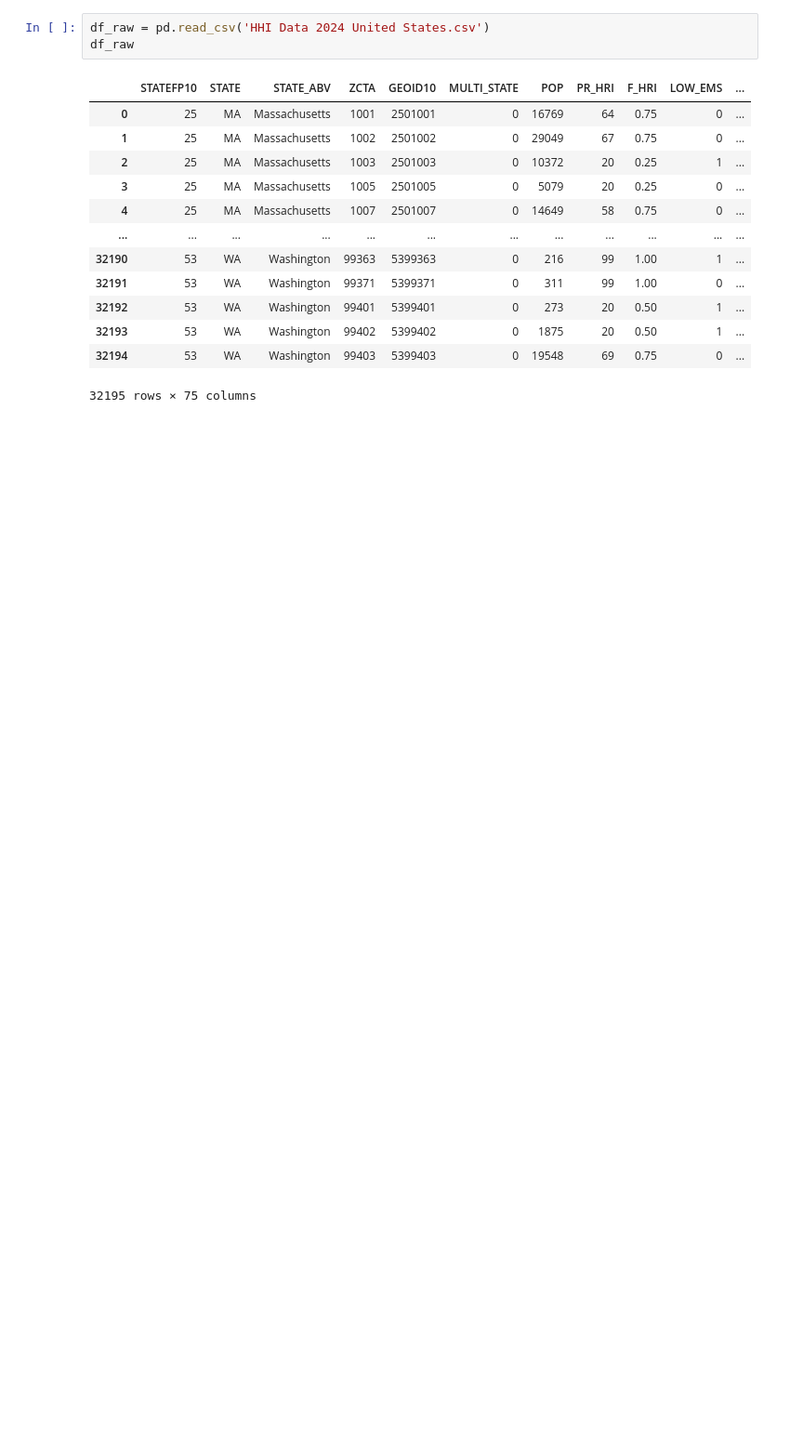
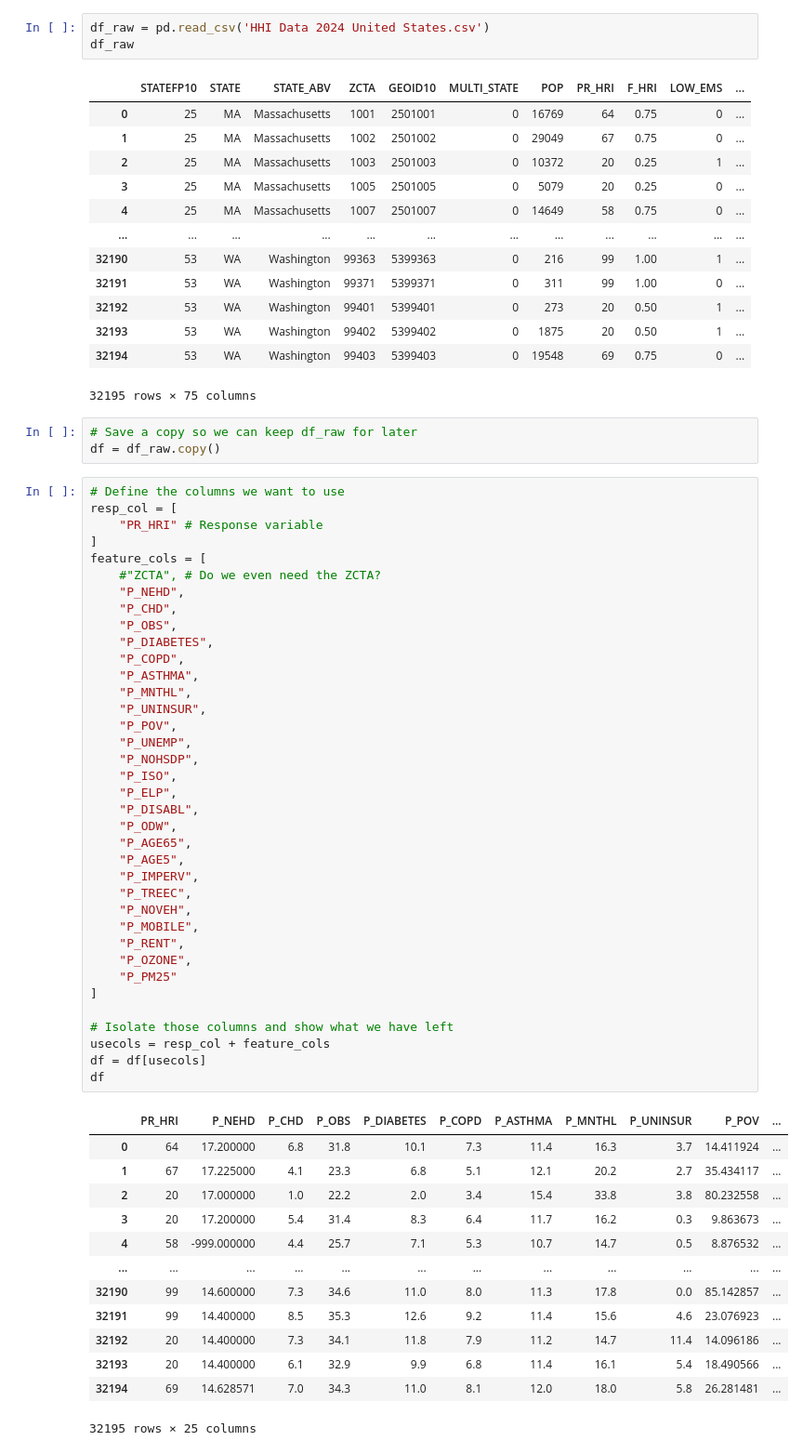
Before and after one commit to jpmehta1/Heat-and-Health-Project, a Jupyter notebook: Heat and Health Analysis.ipynb, the cells around one changed output. Shown at 93% size. Saved outputs shown, nothing was run; the diff lists cells and outputs as text; blank space fills up the shorter version.

```diff
--- a/Heat and Health Analysis.ipynb
+++ b/Heat and Health Analysis.ipynb
@@ -17,3 +21,57 @@ df_raw
 | 32193 | 53 | WA | Washington | 99402 | 5399402 | 0 | 1875 | 20 | 0.50 | 1 | ... |
 | 32194 | 53 | WA | Washington | 99403 | 5399403 | 0 | 19548 | 69 | 0.75 | 0 | ... |
 32195 rows × 75 columns
+# %%
+# Save a copy so we can keep df_raw for later
+df = df_raw.copy()
+# %%
+# Define the columns we want to use
+resp_col = [
+    "PR_HRI" # Response variable
+]
+feature_cols = [
+    #"ZCTA", # Do we even need the ZCTA?
+    "P_NEHD",
+    "P_CHD",
+    "P_OBS",
+    "P_DIABETES",
+    "P_COPD",
+    "P_ASTHMA",
+    "P_MNTHL",
+    "P_UNINSUR",
+    "P_POV",
+    "P_UNEMP",
+    "P_NOHSDP",
+    "P_ISO",
+    "P_ELP",
+    "P_DISABL",
+    "P_ODW",
+    "P_AGE65",
+    "P_AGE5",
+    "P_IMPERV",
+    "P_TREEC",
+    "P_NOVEH",
+    "P_MOBILE",
+    "P_RENT",
+    "P_OZONE",
+    "P_PM25"
+]
+
+# Isolate those columns and show what we have left
+usecols = resp_col + feature_cols
+df = df[usecols]
+df
+# %% [output]
+|  | PR_HRI | P_NEHD | P_CHD | P_OBS | P_DIABETES | P_COPD | P_ASTHMA | P_MNTHL | P_UNINSUR | P_POV | ... |
+| 0 | 64 | 17.200000 | 6.8 | 31.8 | 10.1 | 7.3 | 11.4 | 16.3 | 3.7 | 14.411924 | ... |
+| 1 | 67 | 17.225000 | 4.1 | 23.3 | 6.8 | 5.1 | 12.1 | 20.2 | 2.7 | 35.434117 | ... |
+| 2 | 20 | 17.000000 | 1.0 | 22.2 | 2.0 | 3.4 | 15.4 | 33.8 | 3.8 | 80.232558 | ... |
+| 3 | 20 | 17.200000 | 5.4 | 31.4 | 8.3 | 6.4 | 11.7 | 16.2 | 0.3 | 9.863673 | ... |
+| 4 | 58 | -999.000000 | 4.4 | 25.7 | 7.1 | 5.3 | 10.7 | 14.7 | 0.5 | 8.876532 | ... |
+| ... | ... | ... | ... | ... | ... | ... | ... | ... | ... | ... | ... |
+| 32190 | 99 | 14.600000 | 7.3 | 34.6 | 11.0 | 8.0 | 11.3 | 17.8 | 0.0 | 85.142857 | ... |
+| 32191 | 99 | 14.400000 | 8.5 | 35.3 | 12.6 | 9.2 | 11.4 | 15.6 | 4.6 | 23.076923 | ... |
+| 32192 | 20 | 14.400000 | 7.3 | 34.1 | 11.8 | 7.9 | 11.2 | 14.7 | 11.4 | 14.096186 | ... |
+| 32193 | 20 | 14.400000 | 6.1 | 32.9 | 9.9 | 6.8 | 11.4 | 16.1 | 5.4 | 18.490566 | ... |
+| 32194 | 69 | 14.628571 | 7.0 | 34.3 | 11.0 | 8.1 | 12.0 | 18.0 | 5.8 | 26.281481 | ... |
+32195 rows × 25 columns
```
Also changed, not shown: parts of 13 cells of this notebook.
